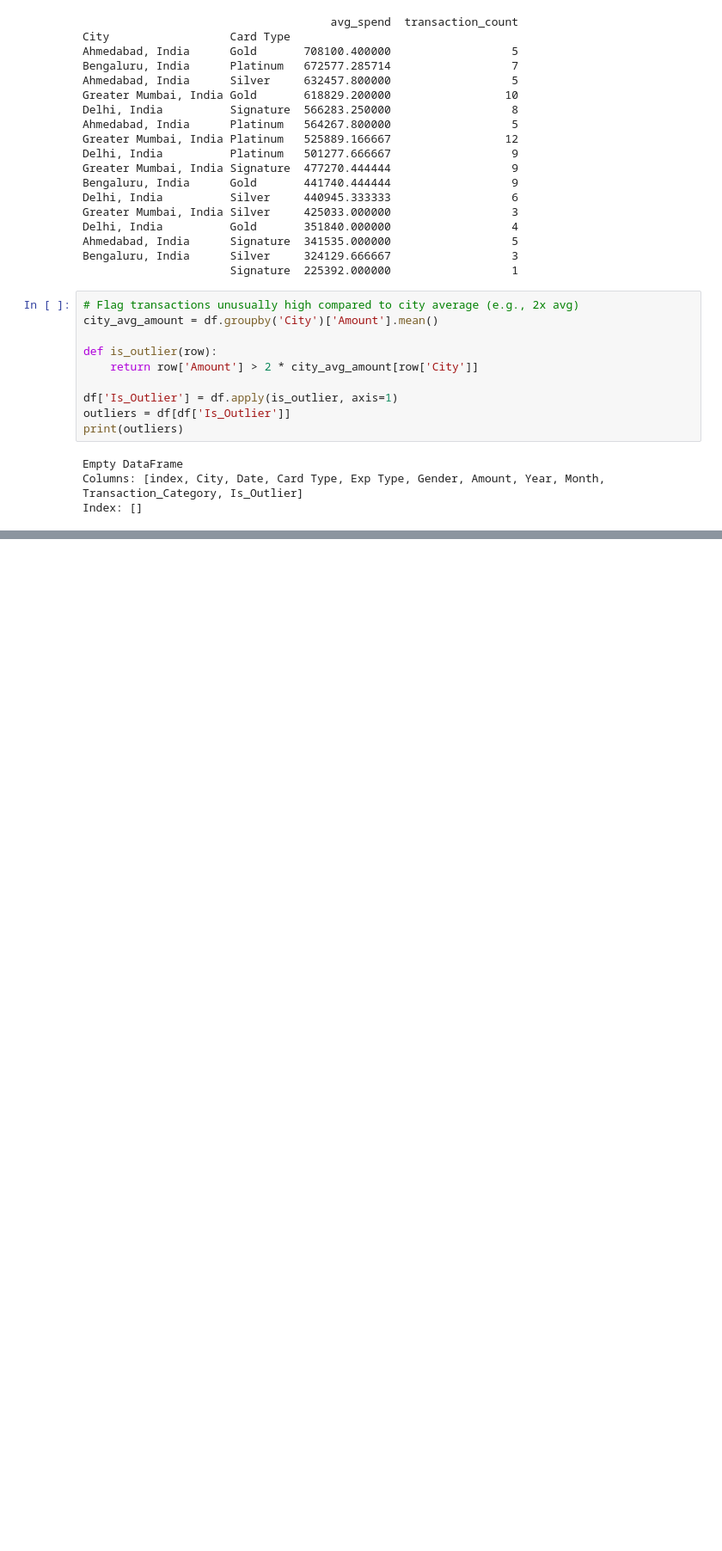
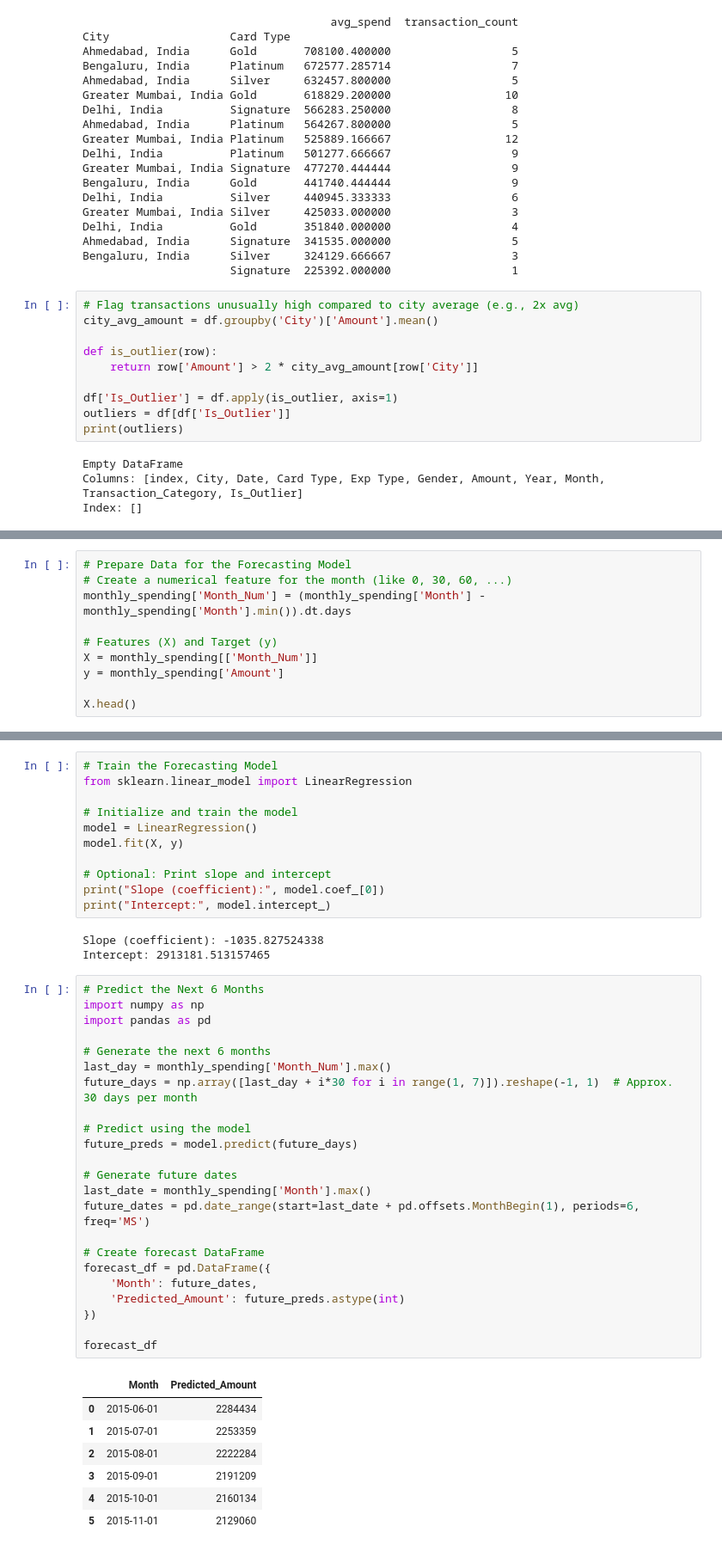
Before and after one commit to AlgoRex2/graymatter-ml, a Jupyter notebook: Credit_Card_Spend_Trend_21Aug2021.ipynb, the cells around one changed output, grey strips where cells are left out. Shown at 86% size. Cells and saved outputs as stored; diff of their text form; blank space fills up the shorter version.

```diff
--- a/Credit_Card_Spend_Trend_21Aug2021.ipynb
+++ b/Credit_Card_Spend_Trend_21Aug2021.ipynb
@@ -351,0 +370,10 @@ Index: []
+# %%
+# Prepare Data for the Forecasting Model
+# Create a numerical feature for the month (like 0, 30, 60, ...)
+monthly_spending['Month_Num'] = (monthly_spending['Month'] - monthly_spending['Month'].min()).dt.days
+
+# Features (X) and Target (y)
+X = monthly_spending[['Month_Num']]
+y = monthly_spending['Amount']
+
+X.head()
@@ -351,0 +387,45 @@ Index: []
+# %%
+# Train the Forecasting Model
+from sklearn.linear_model import LinearRegression
+
+# Initialize and train the model
+model = LinearRegression()
+model.fit(X, y)
+
+# Optional: Print slope and intercept
+print("Slope (coefficient):", model.coef_[0])
+print("Intercept:", model.intercept_)
+# %% [output]
+Slope (coefficient): -1035.827524338
+Intercept: 2913181.513157465
+# %%
+# Predict the Next 6 Months
+import numpy as np
+import pandas as pd
+
+# Generate the next 6 months
+last_day = monthly_spending['Month_Num'].max()
+future_days = np.array([last_day + i*30 for i in range(1, 7)]).reshape(-1, 1)  # Approx. 30 days per month
+
+# Predict using the model
+future_preds = model.predict(future_days)
+
+# Generate future dates
+last_date = monthly_spending['Month'].max()
+future_dates = pd.date_range(start=last_date + pd.offsets.MonthBegin(1), periods=6, freq='MS')
+
+# Create forecast DataFrame
+forecast_df = pd.DataFrame({
+    'Month': future_dates,
+    'Predicted_Amount': future_preds.astype(int)
+})
+
+forecast_df
+# %% [output]
+|  | Month | Predicted_Amount |
+| 0 | 2015-06-01 | 2284434 |
+| 1 | 2015-07-01 | 2253359 |
+| 2 | 2015-08-01 | 2222284 |
+| 3 | 2015-09-01 | 2191209 |
+| 4 | 2015-10-01 | 2160134 |
+| 5 | 2015-11-01 | 2129060 |
```
Also changed, not shown: parts of 6 cells of this notebook.
